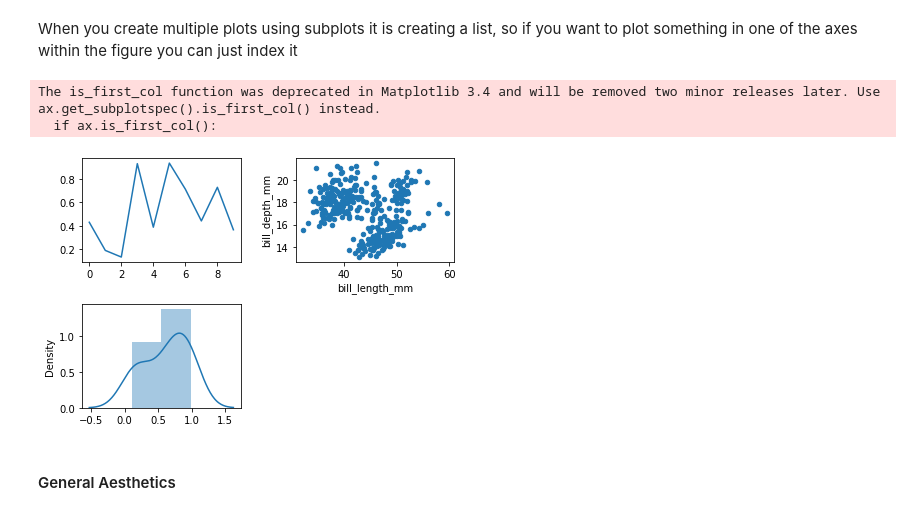
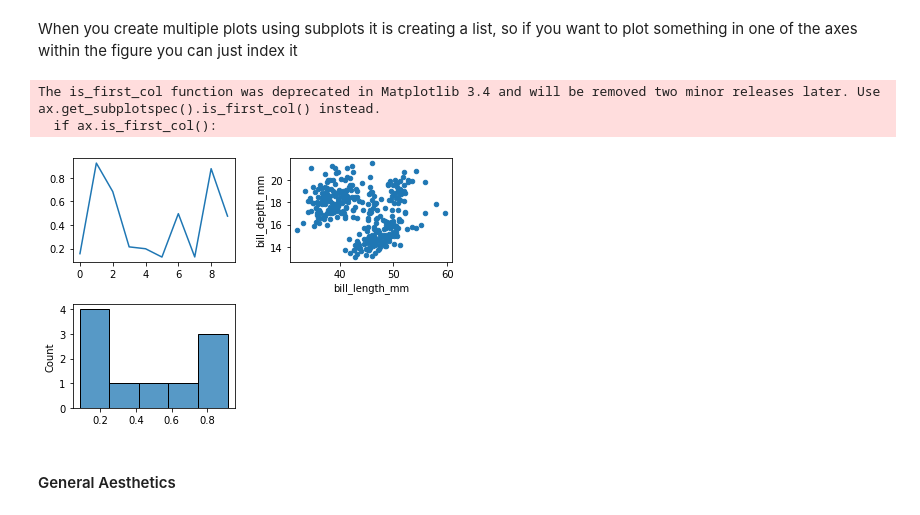
Before and after one commit to bharris12/URP_2021_Programming_Course, a Jupyter notebook: lecture_4/4_visualization.ipynb, the cells around one changed output. Drawn from its saved outputs; the diff is of its cells as text; code cells hidden in the pictures.

```diff
--- a/lecture_4/4_visualization.ipynb
+++ b/lecture_4/4_visualization.ipynb
@@ -76,26 +118,25 @@ fake_data_3 = np.random.beta(1,.5,size=10)
 # %%
 fig, ax = plt.subplots(ncols=2, nrows=2)
 
 #Top Left
 ax[0, 0].plot(fake_data_1, fake_data_2)
 
 #Bototm left
-sns.distplot(fake_data_3, ax=ax[1, 0])
+sns.histplot(fake_data_3, ax=ax[1, 0])
 
 #Top right
-penguins = load_penguins()
 penguins.plot.scatter(x='bill_length_mm', y='bill_depth_mm', ax=ax[0, 1])
 
 #Bottom rigth
 ax[1,1].axis('off')
 
 #Uncomment to make pretty (aka properly organize whitespace)
-#plt.tight_layout()
+plt.tight_layout()
 plt.show()
 # %% [output]
 The is_first_col function was deprecated in Matplotlib 3.4 and will be removed two minor releases later. Use ax.get_subplotspec().is_first_col() instead.
   if ax.is_first_col():
-[figure, old version]
+[figure, new version]
 # %% [markdown]
 #### General Aesthetics
 # %% [markdown]
```
Also changed, not shown: parts of 21 cells of this notebook.
